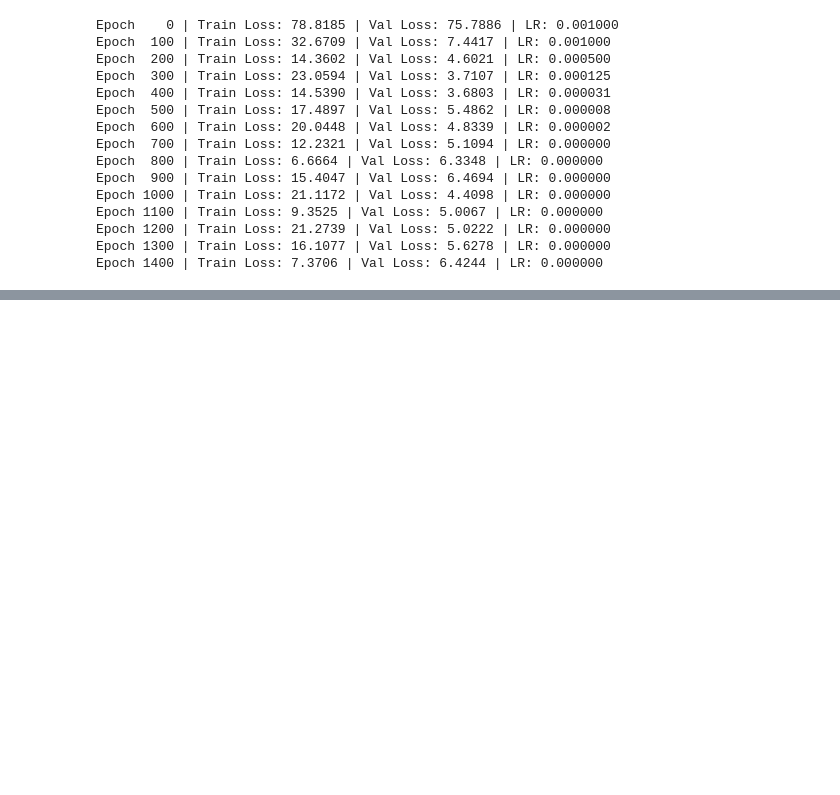
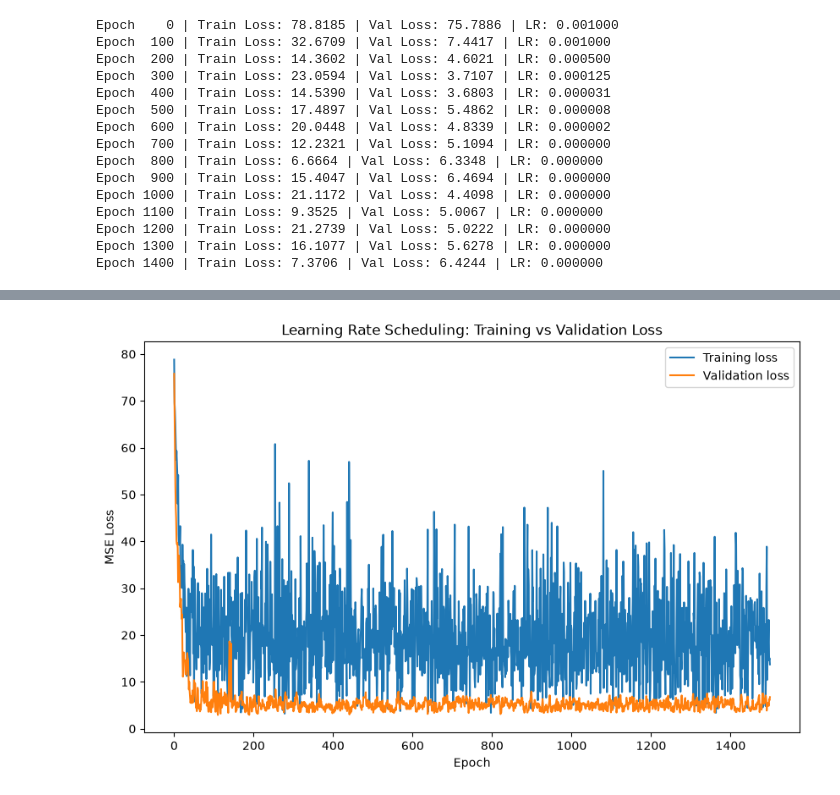
Before and after one commit to dmurray-data/deep-learning-tabular, a Jupyter notebook: notebooks/regularization_and_training_control.ipynb, the cells around one changed output, grey strips where cells are left out. Drawn from its saved outputs; the diff is of its cells as text; code cells hidden in the pictures; blank space fills up the shorter version.

```diff
--- a/notebooks/regularization_and_training_control.ipynb
+++ b/notebooks/regularization_and_training_control.ipynb
@@ -528,0 +543,16 @@ Epoch 1400 | Train Loss: 7.3706 | Val Loss: 6.4244 | LR: 0.000000
+# %%
+# loss plot
+
+plt.figure(figsize=(10, 6))
+
+plt.plot(train_losses_sched, label="Training loss")
+plt.plot(val_losses_sched, label="Validation loss")
+
+plt.xlabel("Epoch")
+plt.ylabel("MSE Loss")
+plt.title("Learning Rate Scheduling: Training vs Validation Loss")
+plt.legend()
+
+plt.show()
+# %% [output]
+[figure, added]
```
Also changed, not shown: parts of 3 cells of this notebook.
